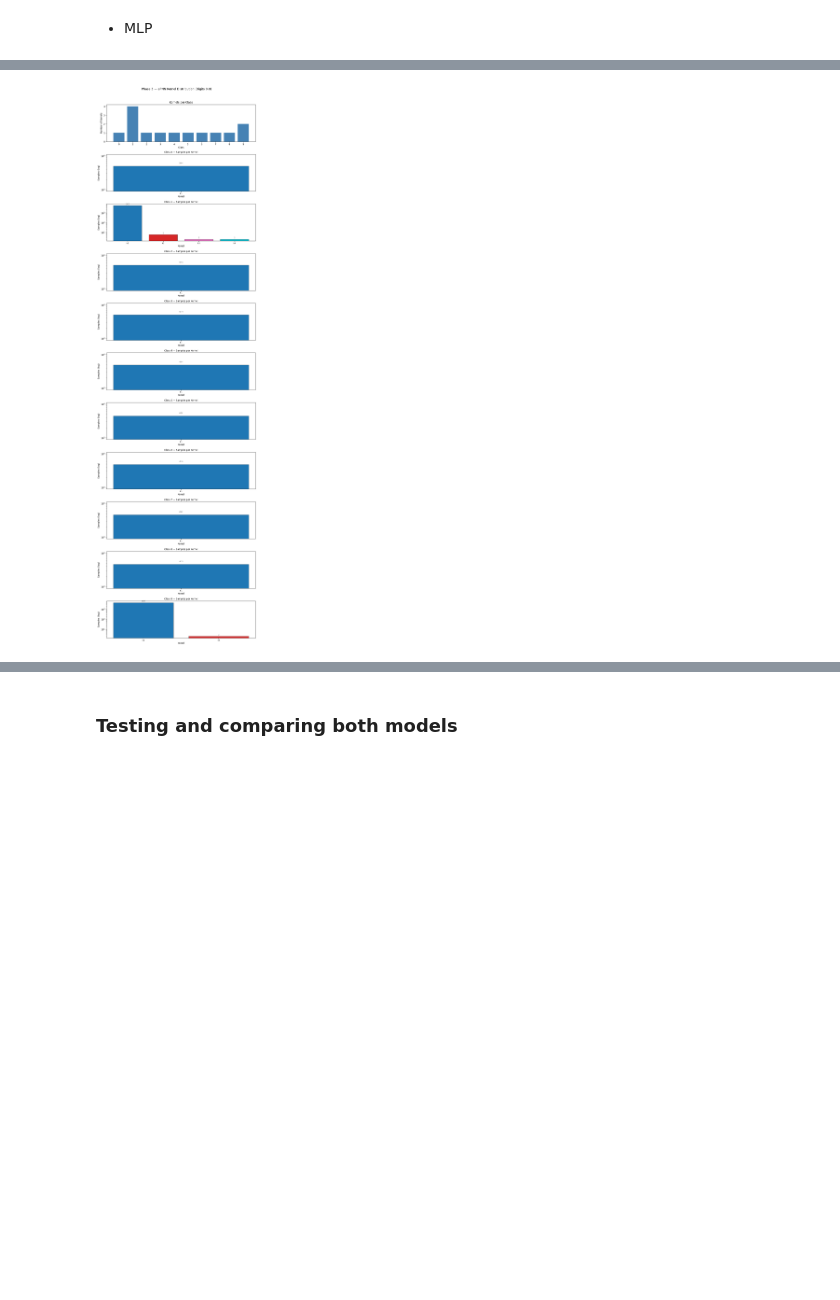
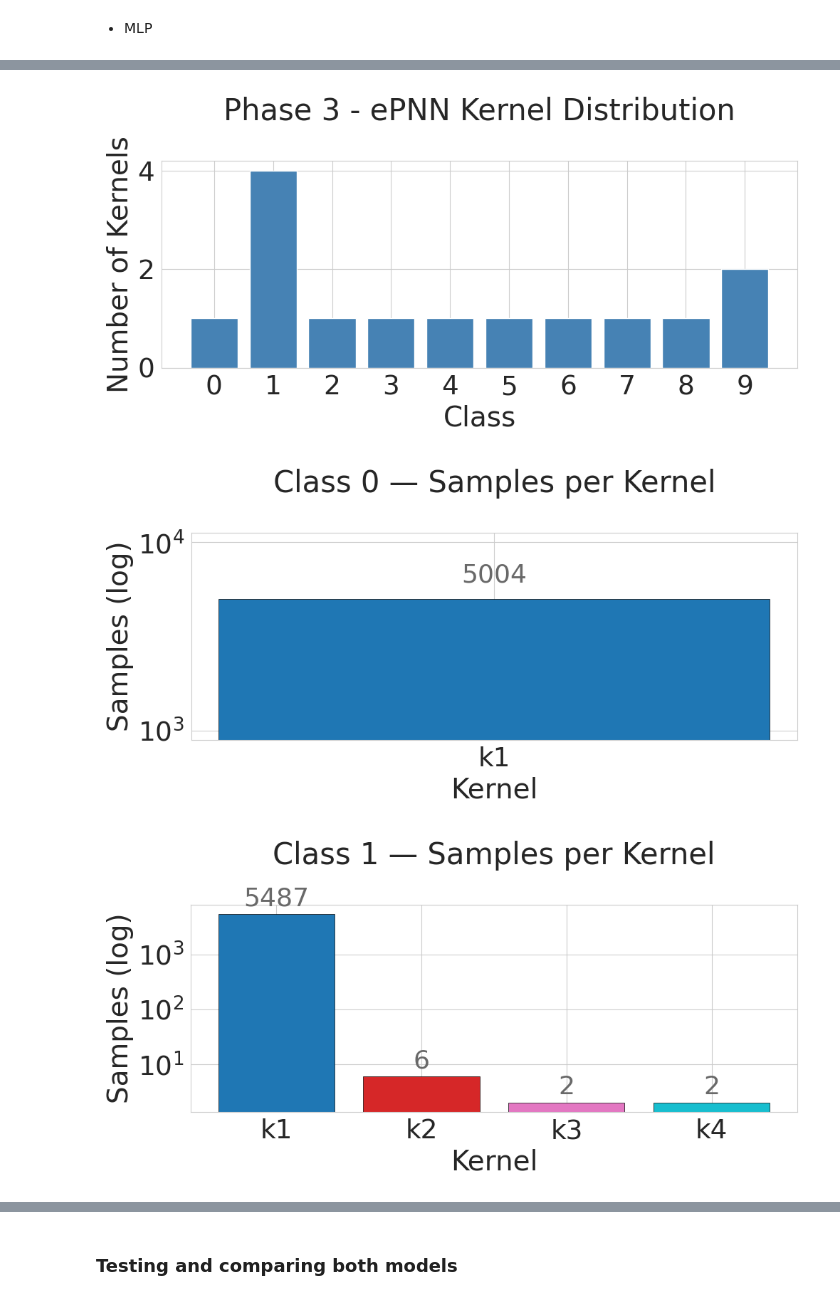
Before and after one commit to lsalatiel/art-epnn_neural-network-study, a Jupyter notebook: mnist_art.ipynb, the cells around one changed output, grey strips where cells are left out. Saved outputs shown, nothing was run; the diff lists cells and outputs as text; code cells hidden in the pictures; blank space fills up the shorter version.

```diff
--- a/mnist_art.ipynb
+++ b/mnist_art.ipynb
@@ -25,8 +23,11 @@ Requirement already satisfied: six>=1.5 in ./.venv/lib/python3.14/site-packages
 # %%
 import numpy as np
 import matplotlib.pyplot as plt
+import seaborn as sns
 from sklearn.datasets import fetch_openml
 from sklearn.model_selection import train_test_split
+
+sns.set_style("whitegrid")
 
 mnist = fetch_openml('mnist_784', as_frame=False)
 mnist_X = mnist.data.astype('float32') / 255.0
@@ -594,6 +595,7 @@ class ePNN:
 # %% [markdown]
 ### Auxiliar functions
 # %%
+import re
 from collections import Counter
 from sklearn.metrics import accuracy_score, precision_score, recall_score, f1_score, classification_report
 import pandas as pd
@@ -630,14 +632,14 @@ def predict_kmeans(models, X):
     return np.array(preds)
 
 
-def compute_metrics(y_true, y_pred, model_name, average="macro"):
+def compute_metrics(y_true, y_pred, model_name, labels=None, average="macro"):
     y_true, y_pred = np.asarray(y_true), np.asarray(y_pred)
     return {
         "Model": model_name,
         "Accuracy": accuracy_score(y_true, y_pred),
-        "Precision": precision_score(y_true, y_pred, average=average, zero_division=0),
-        "Recall": recall_score(y_true, y_pred, average=average, zero_division=0),
-        "F1-score": f1_score(y_true, y_pred, average=average, zero_division=0),
+        "Precision": precision_score(y_true, y_pred, labels=labels, average=average, zero_division=0),
+        "Recall": recall_score(y_true, y_pred, labels=labels, average=average, zero_division=0),
+        "F1-score": f1_score(y_true, y_pred, labels=labels, average=average, zero_division=0),
     }
 
 
@@ -663,7 +665,7 @@ def print_comparison(model_preds, y_true, digit_labels, title="Comparison"):
     print(f"  {title}")
     print(f"{'='*55}")
 
-    rows = [compute_metrics(y_true, preds, name) for name, preds in model_preds.items()]
+    rows = [compute_metrics(y_true, preds, name, labels=digit_labels) for name, preds in model_preds.items()]
     df = pd.DataFrame(rows)
     for col in ["Accuracy", "Precision", "Recall", "F1-score"]:
         df[col] = (df[col] * 100).round(2).astype(str) + "%"
@@ -680,7 +682,13 @@ def print_comparison(model_preds, y_true, digit_labels, title="Comparison"):
     print(df2.to_string(index=False))
 
 
-def plot_fuzzyart_cluster_sizes(assignments, title="FuzzyArtMap Cluster Size Distribution"):
+PLOT_TITLE_FONTSIZE = 30
+PLOT_LABEL_FONTSIZE = 28
+PLOT_TICK_FONTSIZE = 27
+PLOT_ANNOT_FONTSIZE = 26
+
+
+def plot_fuzzyart_cluster_sizes(assignments, title="FuzzyArtMap Cluster Size Distribution", output_path=None):
     """Bar chart: x = samples per cluster, y = number of clusters (log scale)."""
     valid = assignments[assignments >= 0]
     _, counts = np.unique(valid, return_counts=True)
@@ -691,15 +699,23 @@ def plot_fuzzyart_cluster_sizes(assignments, title="FuzzyArtMap Cluster Size Dis
     mask = (sizes > 0) & (size_counts > 0)
     sizes, size_counts = sizes[mask], size_counts[mask]
 
+    if output_path is None:
+        slug = re.sub(r"[^a-z0-9]+", "_", title.lower()).strip("_")
+        output_path = f"{slug}_cluster_sizes.csv"
+    pd.DataFrame({"samples_per_cluster": sizes, "num_clusters": size_counts}).to_csv(output_path, index=False)
+    print(f"Cluster size categories written to {output_path}")
+
     fig, ax = plt.subplots(figsize=(12, 4))
-    ax.bar(sizes, size_counts, color="#4C78A8", width=0.8)
+    ax.bar(sizes, size_counts, color="#4C78A8", width=1)
     ax.set_yscale("log")
-    ax.set_xlabel("Samples per Cluster")
-    ax.set_ylabel("Number of Clusters (log scale)")
+    ax.set_xlabel("Samples per Cluster", fontsize=PLOT_LABEL_FONTSIZE)
+    ax.set_ylabel("Number of Clusters (log scale)", fontsize=PLOT_LABEL_FONTSIZE)
     ax.set_title(
         f"{title}\n"
-        f"total clusters: {len(counts)} | mean size: {np.mean(counts):.2f} | median: {int(np.median(counts))}"
+        f"total clusters: {len(counts)} | mean size: {np.mean(counts):.2f} | median: {int(np.median(counts))}",
+        fontsize=PLOT_TITLE_FONTSIZE,
     )
+    ax.tick_params(axis="both", labelsize=PLOT_TICK_FONTSIZE)
     ax.grid(True, axis="y", which="both", alpha=0.3)
     ax.set_xlim(0, 200)
     plt.tight_layout()
@@ -1199,5 +1251,7 @@ MLP Phase 3 done in 1.29s
 MLP train accuracy (Phase 3, digits 6-9): 99.67%
 # %%
-plot_epnn_kernels(net_epnn, title="Phase 3 — ePNN Kernel Distribution (Digits 0-9)")
+plot_epnn_kernels(net_epnn, title="Phase 3 - ePNN Kernel Distribution")
 # %% [output]
-[figure, old version]
+[figure, new version]
+[figure, added]
+[figure, added]
```
Also changed, not shown: parts of 16 cells of this notebook.
